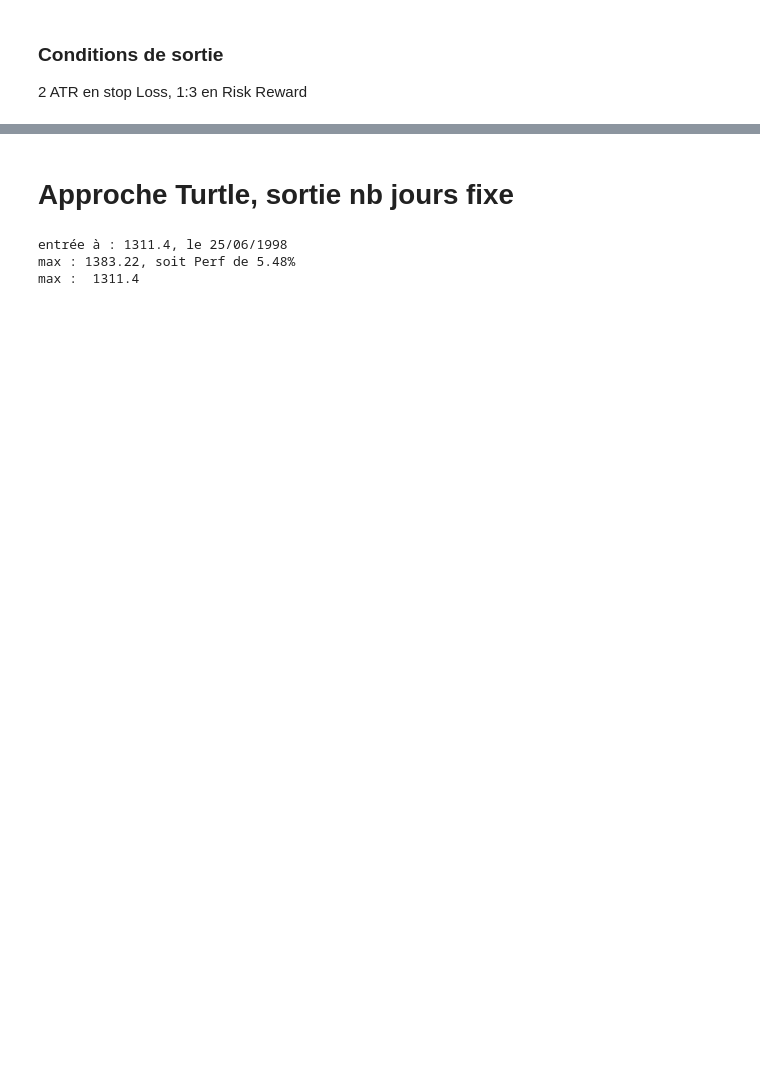
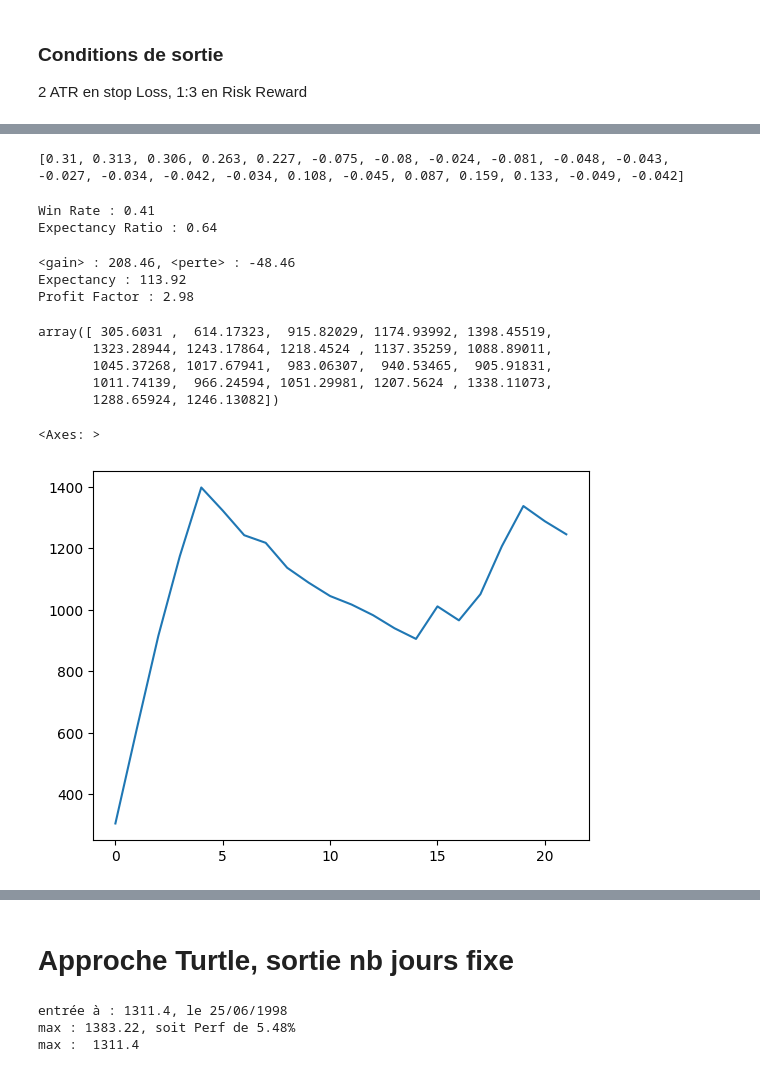
Before and after one commit to AxelRK200/strategies_backtesting, a Jupyter notebook: Backtesting_AT_STC_EMA.ipynb, the cells around one changed output, grey strips where cells are left out. Cells and saved outputs as stored; diff of their text form; code cells hidden in the pictures; blank space fills up the shorter version.

Commit message:
Indicateurs de performance faits. A venir Leverage

```diff
--- a/Backtesting_AT_STC_EMA.ipynb
+++ b/Backtesting_AT_STC_EMA.ipynb
@@ -374,0 +393,7 @@ df_short_entries
+# %%
+def calc_perf(entree, cloture):
+  '''Calcule la performance en % entrée l'Open à index d'entrée,
+  et le Close en index de Take Profit ou Stop loss de l'entrée considérée.
+  ATTENTIONS : Performance valide pour SHORT -> Cloture < Entrée'''
+
+  return round( -((cloture-entree)/entree), 3)
@@ -374,0 +404,67 @@ df_short_entries
+# %%
+%time
+
+list_perf = []
+
+for entry in short_entries_indexes:
+
+  # Calcul stop loss, take profit, et stocke Open de l'index d'entrée
+  sl, tp, entry_price = generate_exit_vars(df_short_entries, entry)
+
+  # Prix en sortie, que ce soit SL ou TP, ou dernière valeur du DataFrame
+  exit_price = return_SL_or_TP_index(df_short_entries, entry, sl, tp)
+
+  # Calcul de la performance et ajout à la liste
+  list_perf.append( calc_perf(entry_price, exit_price) )
+# %%
+print(list_perf)
+# %% [output]
+[0.31, 0.313, 0.306, 0.263, 0.227, -0.075, -0.08, -0.024, -0.081, -0.048, -0.043, -0.027, -0.034, -0.042, -0.034, 0.108, -0.045, 0.087, 0.159, 0.133, -0.049, -0.042]
+# %%
+# Profit factor
+
+a_perf = np.array(list_perf)
+
+count_won = len( a_perf[a_perf > 0] )
+count_lost = len(a_perf) - count_won
+print("Win Rate : {:.2f}".format(count_won/len(a_perf)))
+
+# Reward-to-Risk Ratio X Win Ratio) - (Loss Ratio) = Expectancy Ratio
+expectancy_ratio = 3 * count_won/len(a_perf) - count_lost/len(a_perf)
+print("Expectancy Ratio : {:.2f}".format(expectancy_ratio))
+# %% [output]
+Win Rate : 0.41
+Expectancy Ratio : 0.64
+# %%
+# Génère le gain ou la perte nette par rapport à 1000€ d'investissement
+# Avec 1% de commission à l'entrée, et 1% de commission en sortie
+perf_nette_b1000 = [(999*(1+x)-1000)*0.99 for x in list_perf]
+
+arr_b1000 = np.array(perf_nette_b1000)
+moyenne_gains_nets = np.mean(arr_b1000[ arr_b1000>0 ])
+moyenne_pertes_nettes = np.mean(arr_b1000[ arr_b1000<0 ])
+print("<gain> : {:.2f}, <perte> : {:.2f}".format(moyenne_gains_nets,moyenne_pertes_nettes))
+
+expectancy = (count_won/len(a_perf) * moyenne_gains_nets) - (count_lost/len(a_perf) * moyenne_pertes_nettes)
+print("Expectancy : {:.2f}".format(expectancy))
+
+profit_factor = np.sum(arr_b1000[ arr_b1000>0 ]) / np.sum( np.abs(arr_b1000[ arr_b1000<0 ]) )
+print("Profit Factor : {:.2f}".format(profit_factor))
+# %% [output]
+<gain> : 208.46, <perte> : -48.46
+Expectancy : 113.92
+Profit Factor : 2.98
+# %%
+courbe_profit = np.cumsum(arr_b1000)
+courbe_profit
+# %% [output]
+array([ 305.6031 ,  614.17323,  915.82029, 1174.93992, 1398.45519,
+       1323.28944, 1243.17864, 1218.4524 , 1137.35259, 1088.89011,
+       1045.37268, 1017.67941,  983.06307,  940.53465,  905.91831,
+       1011.74139,  966.24594, 1051.29981, 1207.5624 , 1338.11073,
+       1288.65924, 1246.13082])
+# %%
+sns.lineplot(data=courbe_profit)
+# %% [output]
+<Axes: >
+[figure, added]
```
Also changed, not shown: parts of 20 cells of this notebook.
